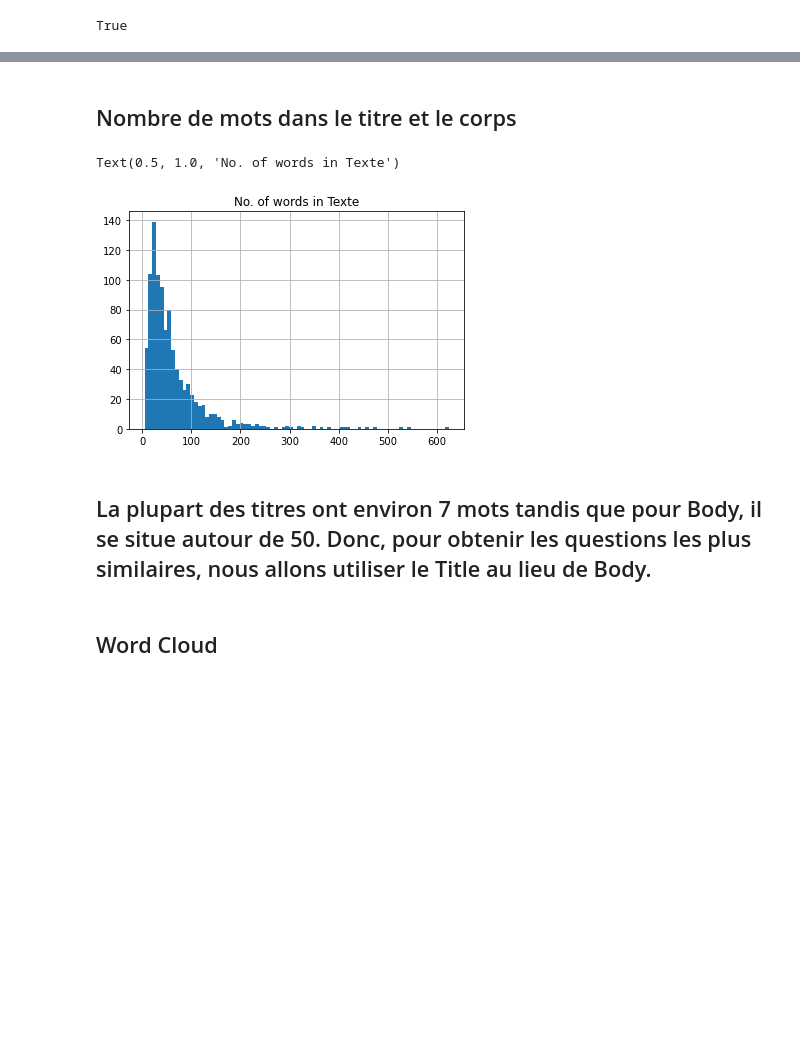
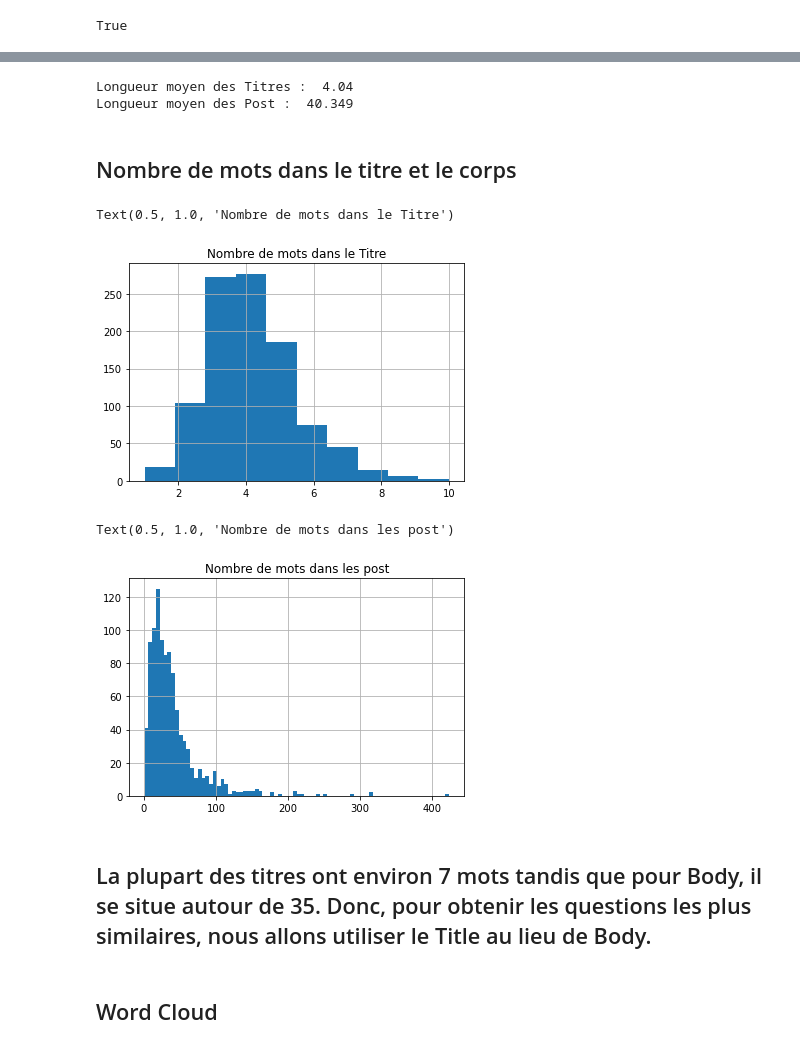
Before and after one commit to fedecabre/P5_StackOverflow, a Jupyter notebook: P5_3_notebook_models.ipynb, the cells around one changed output, grey strips where cells are left out. Cells and saved outputs as stored; diff of their text form; code cells hidden in the pictures; blank space fills up the shorter version.

```diff
--- a/P5_3_notebook_models.ipynb
+++ b/P5_3_notebook_models.ipynb
@@ -116,17 +147,33 @@ Nombre de questions uniques :  990
 # %%
-df_questions['qText'] = df_questions['Text'].apply(lambda x : len(x.split(" ")))
+df_questions['qTitle'] = df_questions['Title'].apply(lambda x : len(str(x).split(" ")))
+df_questions['qBody'] = df_questions['Body'].apply(lambda x : len(str(x).split(" ")))
+df_questions['qText'] = df_questions['Text'].apply(lambda x : len(str(x).split(" ")))
+# %%
+print('Longueur moyen des Titres : ',df_questions['qTitle'].mean())
+print('Longueur moyen des Post : ',df_questions['qBody'].mean())
+# %% [output]
+Longueur moyen des Titres :  4.04
+Longueur moyen des Post :  40.349
 # %% [markdown]
 ## Nombre de mots dans le titre et le corps
+# %%
+fig = plt.figure()
+fig.patch.set_facecolor('w')
+df_questions['qTitle'].hist(bins=10)
+plt.title("Nombre de mots dans le Titre")
+# %% [output]
+Text(0.5, 1.0, 'Nombre de mots dans le Titre')
+[figure, added]
 # %%
 fig = plt.figure()
 fig.patch.set_facecolor('w')
-df_questions['qText'].hist(bins=80)
-plt.title("No. of words in Texte")
+df_questions['qBody'].hist(bins=80)
+plt.title("Nombre de mots dans les post")
 # %% [output]
-Text(0.5, 1.0, 'No. of words in Texte')
+Text(0.5, 1.0, 'Nombre de mots dans les post')
-[figure, old version]
+[figure, new version]
 # %% [markdown]
-## La plupart des titres ont environ 7 mots tandis que pour Body, il se situe autour de 50. Donc, pour obtenir les questions les plus similaires, nous allons utiliser le Title au lieu de Body.
+## La plupart des titres ont environ 7 mots tandis que pour Body, il se situe autour de 35. Donc, pour obtenir les questions les plus similaires, nous allons utiliser le Title au lieu de Body.
 # %% [markdown]
 ## Word Cloud
 # %%
```
Also changed, not shown: parts of 22 cells of this notebook, 2 other files.
